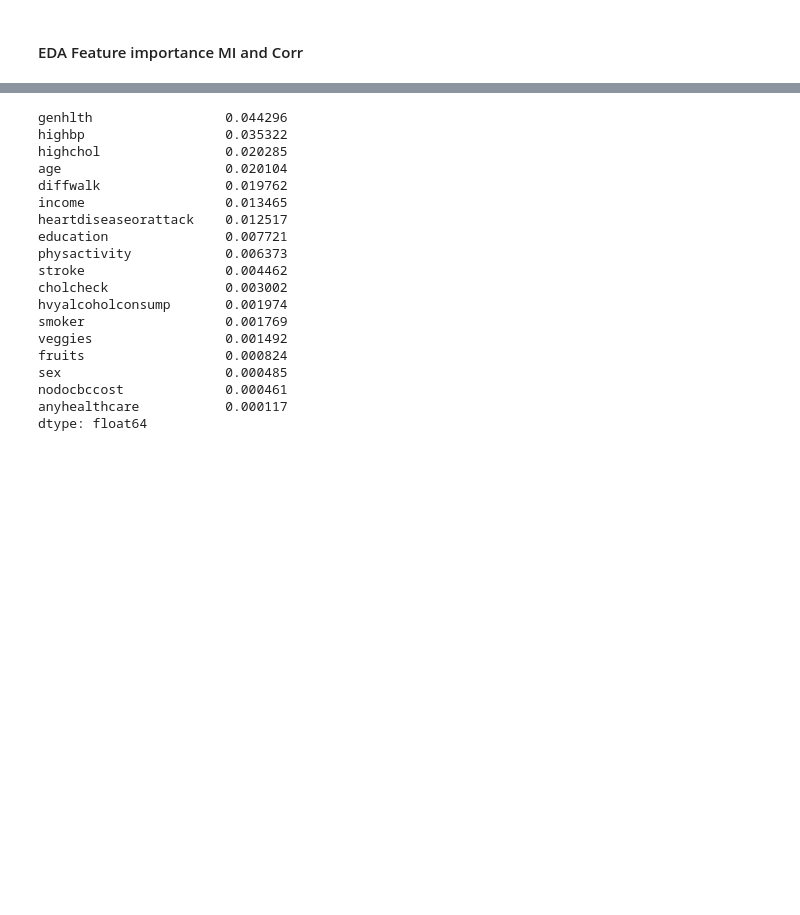
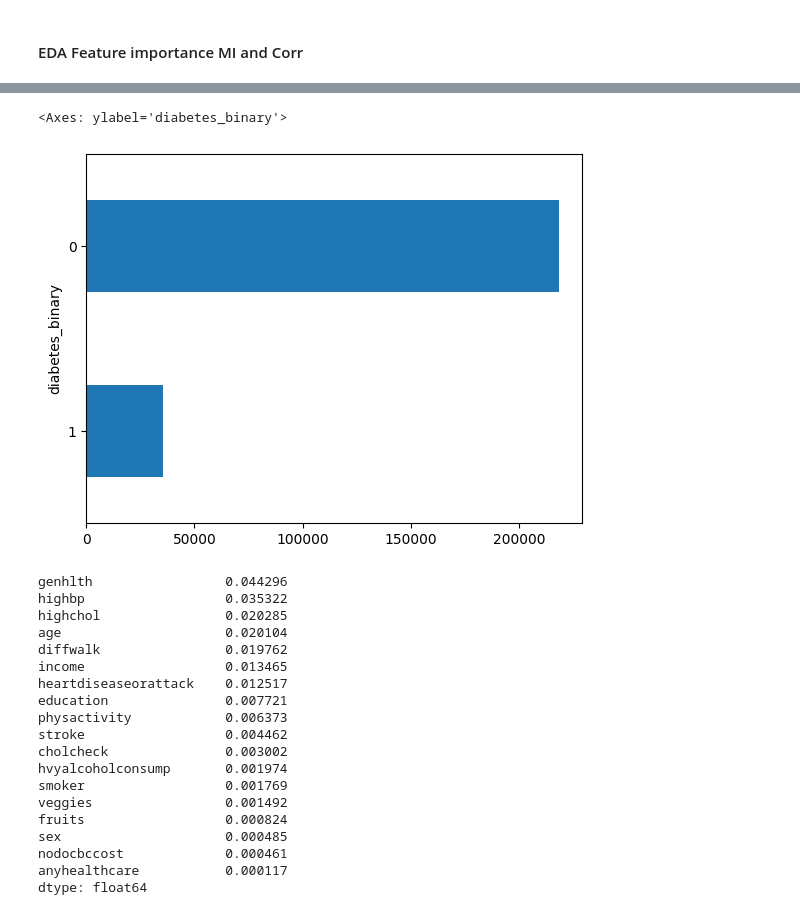
Before and after one commit to rkscodes/aid, a Jupyter notebook: notebook.ipynb, the cells around one changed output, grey strips where cells are left out. Saved outputs shown, nothing was run; the diff lists cells and outputs as text; code cells hidden in the pictures; blank space fills up the shorter version.

```diff
--- a/notebook.ipynb
+++ b/notebook.ipynb
@@ -243,3 +278,8 @@ df_test_dict = df_test.to_dict(orient='records')
+# %%
+df.diabetes_binary.value_counts().sort_values().plot(kind='barh')
+# %% [output]
+<Axes: ylabel='diabetes_binary'>
+[figure, added]
 # %%
 def calculate_mi(series):
     return mutual_info_score(series, df_train_full.diabetes_binary.map({0: 'false', 1 : 'true'}))
```
Also changed, not shown: parts of 19 cells of this notebook.
